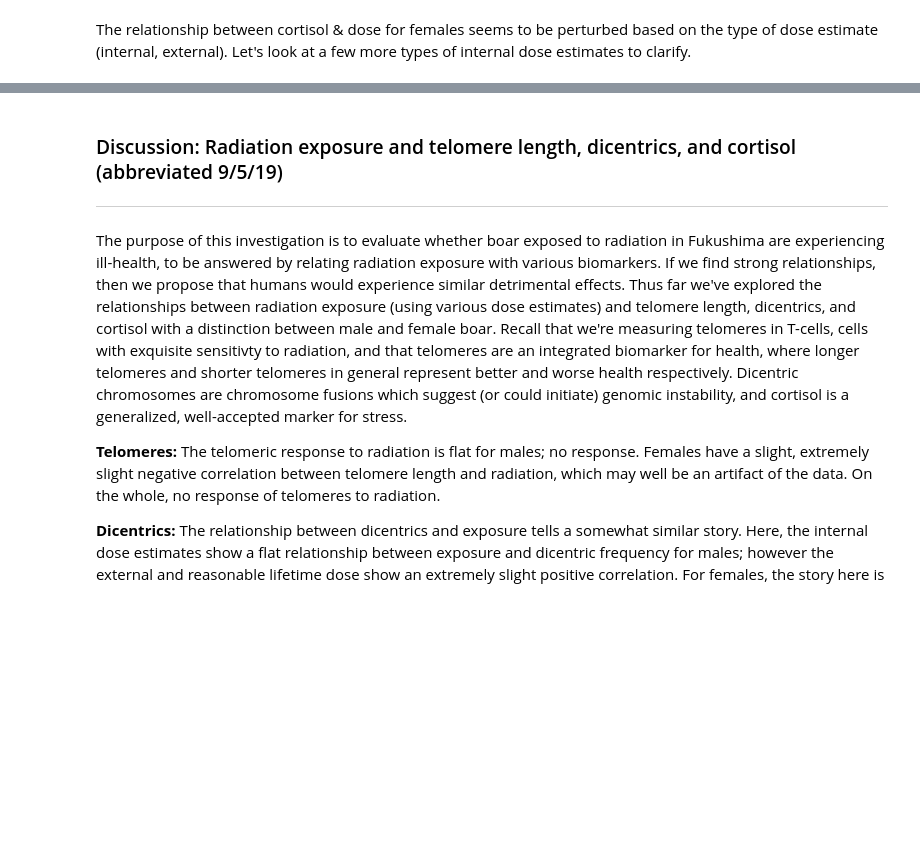
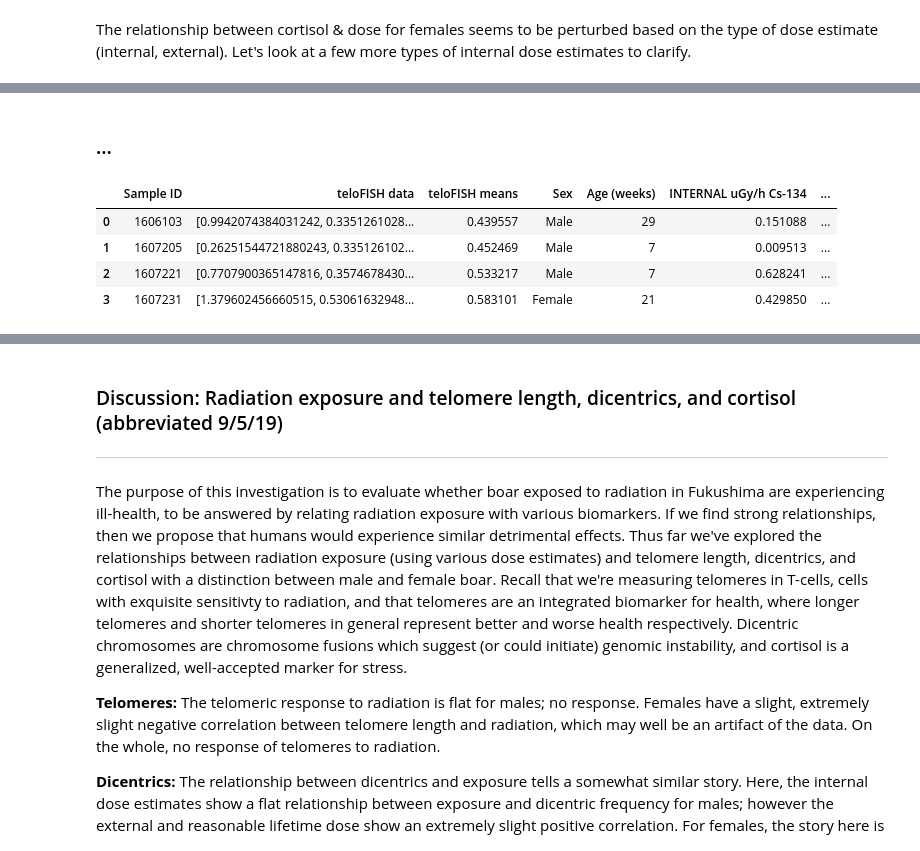
Before and after one commit to Jared-Luxton/Fukushima-Nuclear-Disaster-Humans, a Jupyter notebook: workflow & analyses notebooks/00_Fukushima_Project_Workflow_Data_Story.ipynb, the cells around one changed output, grey strips where cells are left out. Cells and saved outputs as stored; diff of their text form; code cells hidden in the pictures; blank space fills up the shorter version.

```diff
--- a/workflow & analyses notebooks/00_Fukushima_Project_Workflow_Data_Story.ipynb
+++ b/workflow & analyses notebooks/00_Fukushima_Project_Workflow_Data_Story.ipynb
@@ -199,0 +311,10 @@ multiple_linear_regression_graphs_between_variables(x=x, y_cols_to_graph=y,
+# %% [markdown]
+### ...
+# %%
+teloFISH_radiation_exposure.head(4)
+# %% [output]
+|  | Sample ID | teloFISH data | teloFISH means | Sex | Age (weeks) | INTERNAL uGy/h Cs-134 | ... |
+| 0 | 1606103 | [0.9942074384031242, 0.3351261028... | 0.439557 | Male | 29 | 0.151088 | ... |
+| 1 | 1607205 | [0.26251544721880243, 0.335126102... | 0.452469 | Male | 7 | 0.009513 | ... |
+| 2 | 1607221 | [0.7707900365147816, 0.3574678430... | 0.533217 | Male | 7 | 0.628241 | ... |
+| 3 | 1607231 | [1.379602456660515, 0.53061632948... | 0.583101 | Female | 21 | 0.429850 | ... |
```
Also changed, not shown: parts of 26 cells of this notebook, 2 other files.
